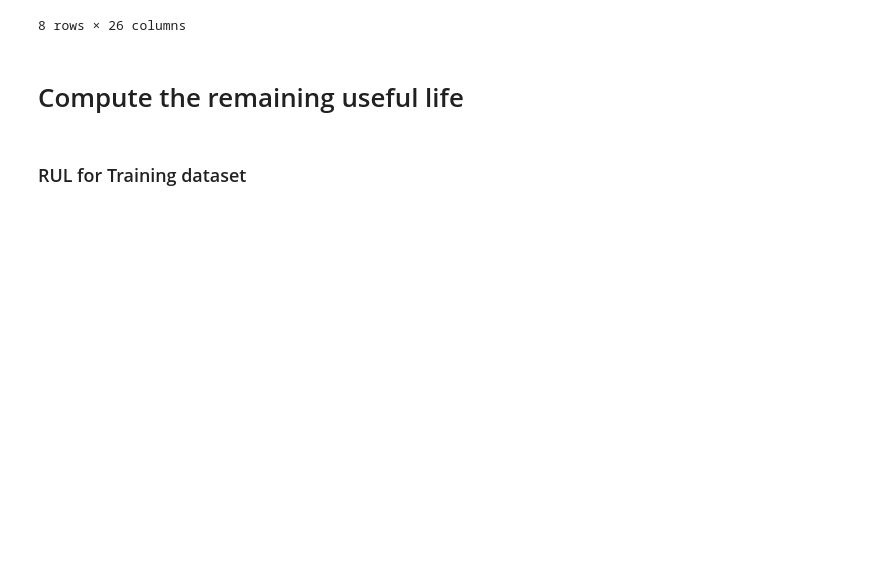
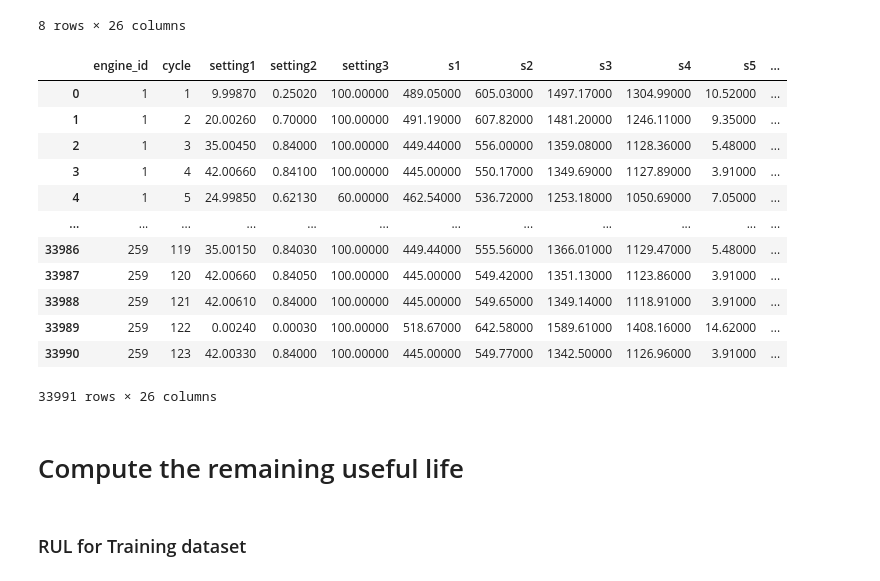
Before and after one commit to JoeZYX/AutoRUL, a Jupyter notebook: ECLSTM_RUL_estimation_tests.ipynb, the cells around one changed output. Drawn from its saved outputs; the diff is of its cells as text; code cells hidden in the pictures; blank space fills up the shorter version.

```diff
--- a/ECLSTM_RUL_estimation_tests.ipynb
+++ b/ECLSTM_RUL_estimation_tests.ipynb
@@ -53,6 +53,22 @@ train_FD.describe()
 | 75% | 195.00000 | 157.00000 | 41.99800 | 0.84000 | 100.00000 | 491.19000 | 607.34000 | 1499.37000 | 1306.85000 | 10.52000 | ... |
 | max | 260.00000 | 378.00000 | 42.00800 | 0.84200 | 100.00000 | 518.67000 | 644.52000 | 1612.88000 | 1439.23000 | 14.62000 | ... |
 8 rows × 26 columns
+# %%
+test_FD
+# %% [output]
+|  | engine_id | cycle | setting1 | setting2 | setting3 | s1 | s2 | s3 | s4 | s5 | ... |
+| 0 | 1 | 1 | 9.99870 | 0.25020 | 100.00000 | 489.05000 | 605.03000 | 1497.17000 | 1304.99000 | 10.52000 | ... |
+| 1 | 1 | 2 | 20.00260 | 0.70000 | 100.00000 | 491.19000 | 607.82000 | 1481.20000 | 1246.11000 | 9.35000 | ... |
+| 2 | 1 | 3 | 35.00450 | 0.84000 | 100.00000 | 449.44000 | 556.00000 | 1359.08000 | 1128.36000 | 5.48000 | ... |
+| 3 | 1 | 4 | 42.00660 | 0.84100 | 100.00000 | 445.00000 | 550.17000 | 1349.69000 | 1127.89000 | 3.91000 | ... |
+| 4 | 1 | 5 | 24.99850 | 0.62130 | 60.00000 | 462.54000 | 536.72000 | 1253.18000 | 1050.69000 | 7.05000 | ... |
+| ... | ... | ... | ... | ... | ... | ... | ... | ... | ... | ... | ... |
+| 33986 | 259 | 119 | 35.00150 | 0.84030 | 100.00000 | 449.44000 | 555.56000 | 1366.01000 | 1129.47000 | 5.48000 | ... |
+| 33987 | 259 | 120 | 42.00660 | 0.84050 | 100.00000 | 445.00000 | 549.42000 | 1351.13000 | 1123.86000 | 3.91000 | ... |
+| 33988 | 259 | 121 | 42.00610 | 0.84000 | 100.00000 | 445.00000 | 549.65000 | 1349.14000 | 1118.91000 | 3.91000 | ... |
+| 33989 | 259 | 122 | 0.00240 | 0.00030 | 100.00000 | 518.67000 | 642.58000 | 1589.61000 | 1408.16000 | 14.62000 | ... |
+| 33990 | 259 | 123 | 42.00330 | 0.84000 | 100.00000 | 445.00000 | 549.77000 | 1342.50000 | 1126.96000 | 3.91000 | ... |
+33991 rows × 26 columns
 # %% [markdown]
 # Compute the remaining useful life
 # %% [markdown]
```
Also changed, not shown: parts of 4 cells of this notebook, 2 other files.
